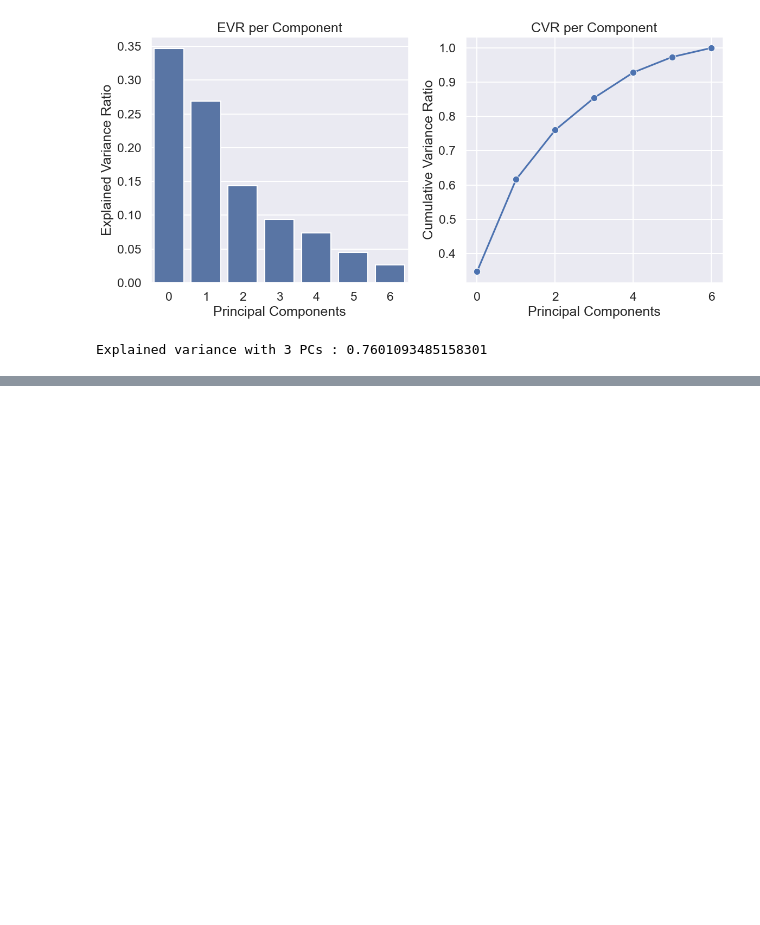
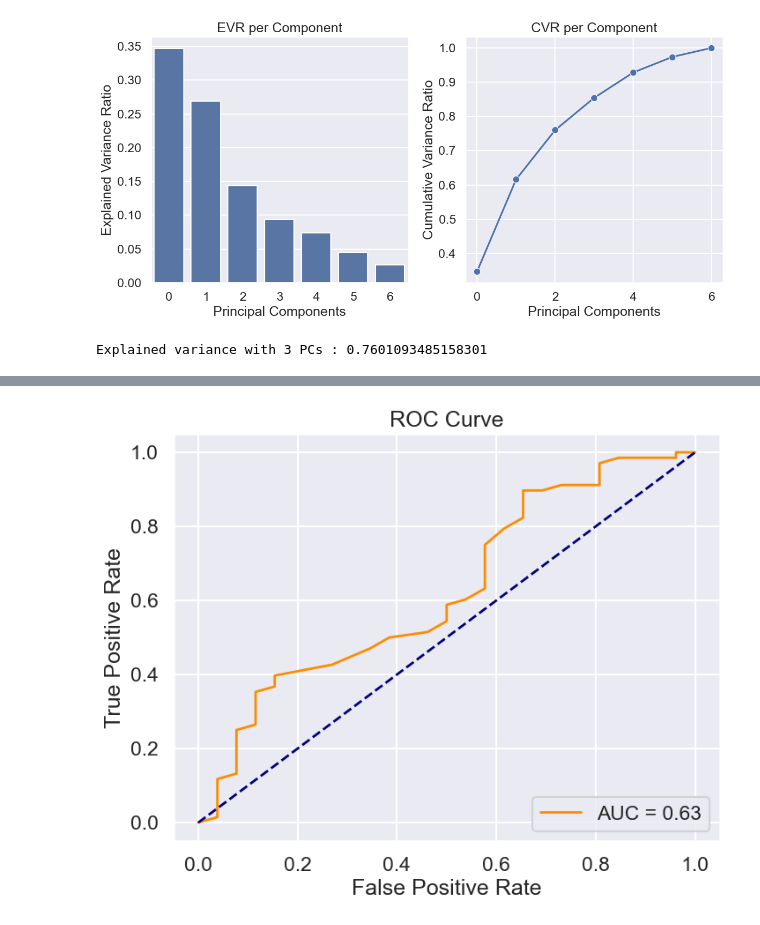
Before and after one commit to wangleo1/SADvsNYSE, a Jupyter notebook: notebooks/NYC_model.ipynb, the cells around one changed output, grey strips where cells are left out. Cells and saved outputs as stored; diff of their text form; code cells hidden in the pictures; blank space fills up the shorter version.

```diff
--- a/notebooks/NYC_model.ipynb
+++ b/notebooks/NYC_model.ipynb
@@ -358,0 +393,25 @@ Text(56.98958333333332, 0.5, 'True Label')
+# %%
+"""ROC Curve"""
+# Probabilites for positive class (buy)
+y_scores = RF_model.predict_proba(x_test)[:, 1]
+
+# Calculate the ROC curve
+fpr, tpr, _ = roc_curve(y_test, y_scores)
+
+# Calculate the AUC
+roc_auc = auc(fpr, tpr)
+
+# Plot the ROC curve
+plt.figure(figsize=(8, 6))
+plt.plot(fpr, tpr, color='darkorange', lw=2, label=f'AUC = {roc_auc:.2f}')
+plt.plot([0, 1], [0, 1], color='navy', lw=2, linestyle='--')
+
+plt.xlabel('False Positive Rate')
+plt.ylabel('True Positive Rate')
+plt.title('ROC Curve')
+plt.legend(loc='lower right')
+
+#save image
+plt.savefig('../images/ROC_AUC.png')
+# %% [output]
+[figure, added]
```
Also changed, not shown: parts of 30 cells of this notebook, 13 other files.
